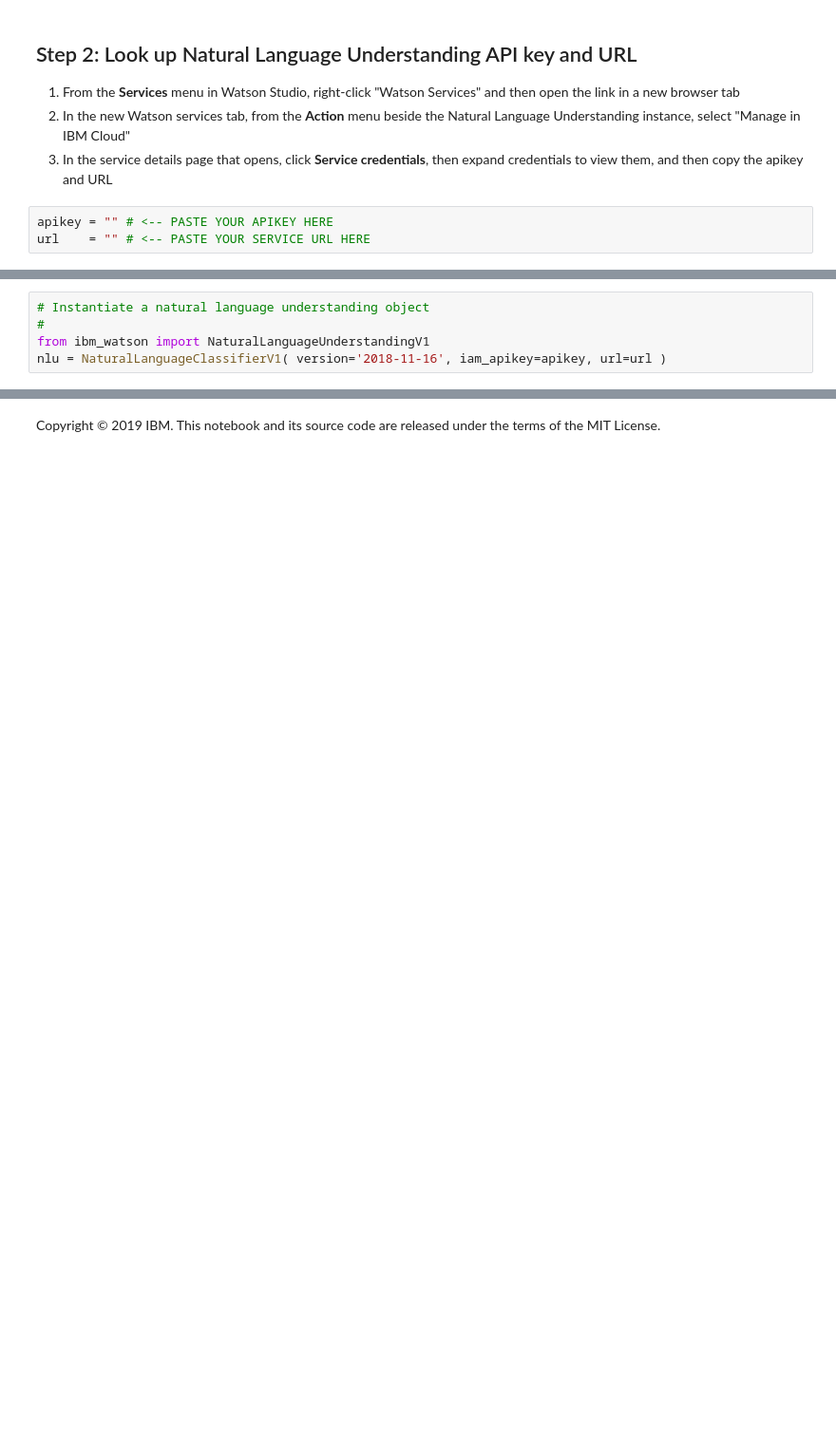
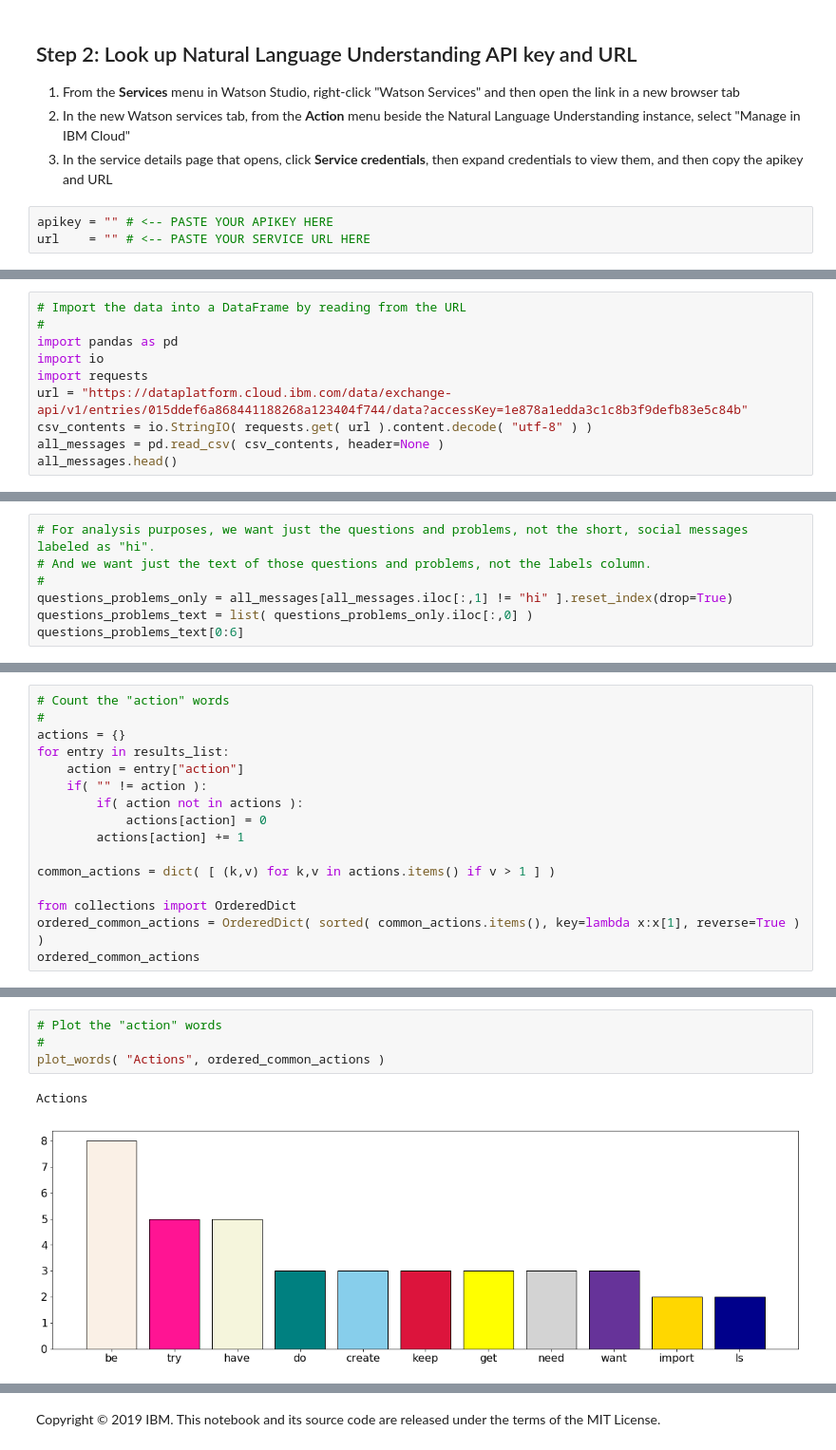
Before and after one commit to spackows/notebooks-to-share, a Jupyter notebook: Analyzing-customer-messages.ipynb, the cells around one changed output, grey strips where cells are left out. Shown at 95% size. Drawn from its saved outputs; the diff is of its cells as text; blank space fills up the shorter version.

```diff
--- a/Analyzing-customer-messages.ipynb
+++ b/Analyzing-customer-messages.ipynb
@@ -24,0 +161,10 @@ url    = "" # <-- PASTE YOUR SERVICE URL HERE
+# %%
+# Import the data into a DataFrame by reading from the URL
+#
+import pandas as pd
+import io
+import requests
+url = "https://dataplatform.cloud.ibm.com/data/exchange-api/v1/entries/015ddef6a868441188268a123404f744/data?accessKey=1e878a1edda3c1c8b3f9defb83e5c84b"
+csv_contents = io.StringIO( requests.get( url ).content.decode( "utf-8" ) )
+all_messages = pd.read_csv( csv_contents, header=None )
+all_messages.head()
@@ -24,0 +178,7 @@ url    = "" # <-- PASTE YOUR SERVICE URL HERE
+# %%
+# For analysis purposes, we want just the questions and problems, not the short, social messages labeled as "hi".
+# And we want just the text of those questions and problems, not the labels column.
+#
+questions_problems_only = all_messages[all_messages.iloc[:,1] != "hi" ].reset_index(drop=True)
+questions_problems_text = list( questions_problems_only.iloc[:,0] )
+questions_problems_text[0:6]
@@ -27,5 +193,0 @@ url    = "" # <-- PASTE YOUR SERVICE URL HERE
-# %%
-# Instantiate a natural language understanding object
-#
-from ibm_watson import NaturalLanguageUnderstandingV1
-nlu = NaturalLanguageClassifierV1( version='2018-11-16', iam_apikey=apikey, url=url )
@@ -118,0 +287,16 @@ print( json.dumps( results, indent=2 ) )
+# %%
+# Count the "action" words
+#
+actions = {}
+for entry in results_list:
+    action = entry["action"]
+    if( "" != action ):
+        if( action not in actions ):
+            actions[action] = 0
+        actions[action] += 1
+
+common_actions = dict( [ (k,v) for k,v in actions.items() if v > 1 ] )
+
+from collections import OrderedDict
+ordered_common_actions = OrderedDict( sorted( common_actions.items(), key=lambda x:x[1], reverse=True ) )
+ordered_common_actions
@@ -118,0 +315,7 @@ print( json.dumps( results, indent=2 ) )
+# %%
+# Plot the "action" words
+#
+plot_words( "Actions", ordered_common_actions )
+# %% [output]
+Actions
+[figure, added]
```
Also changed, not shown: parts of 41 cells of this notebook.
